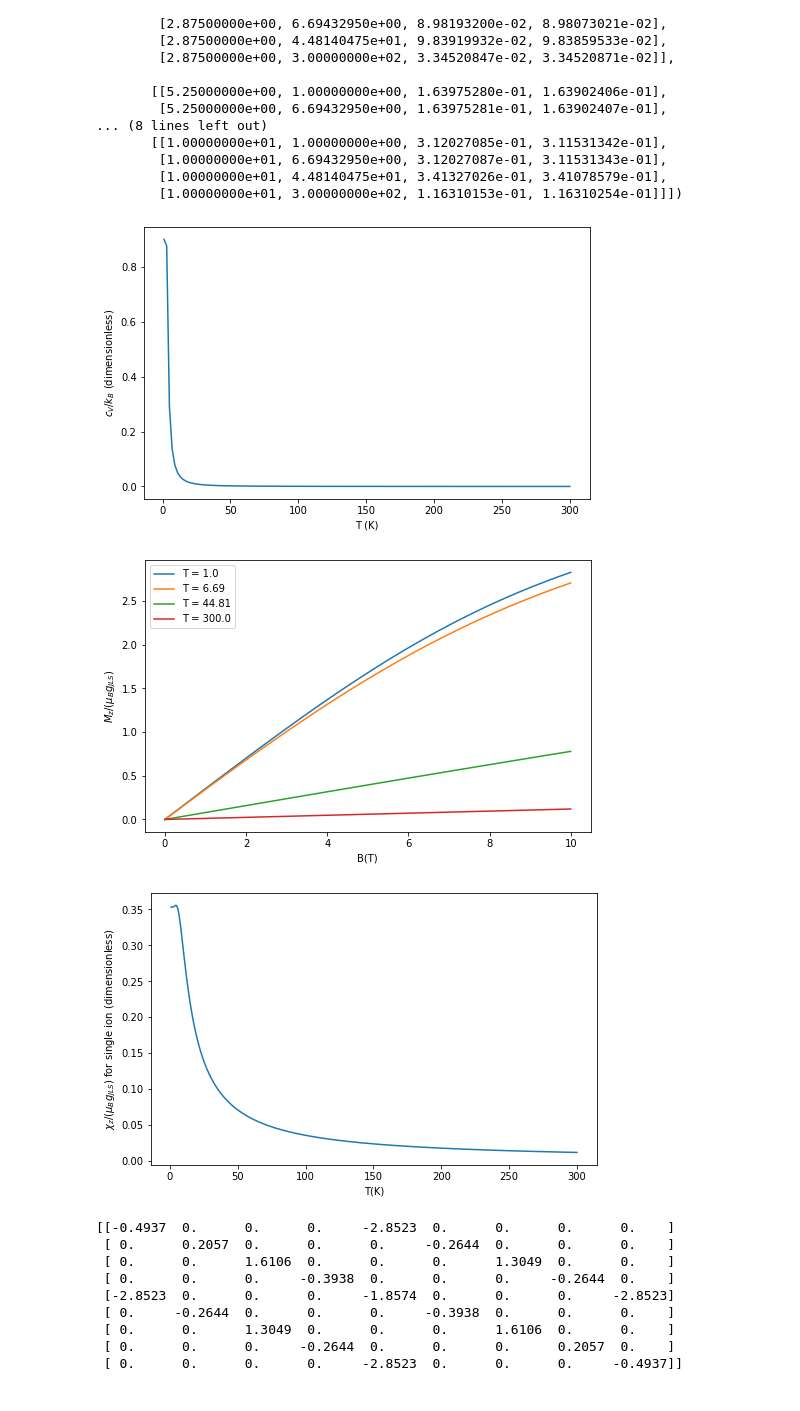
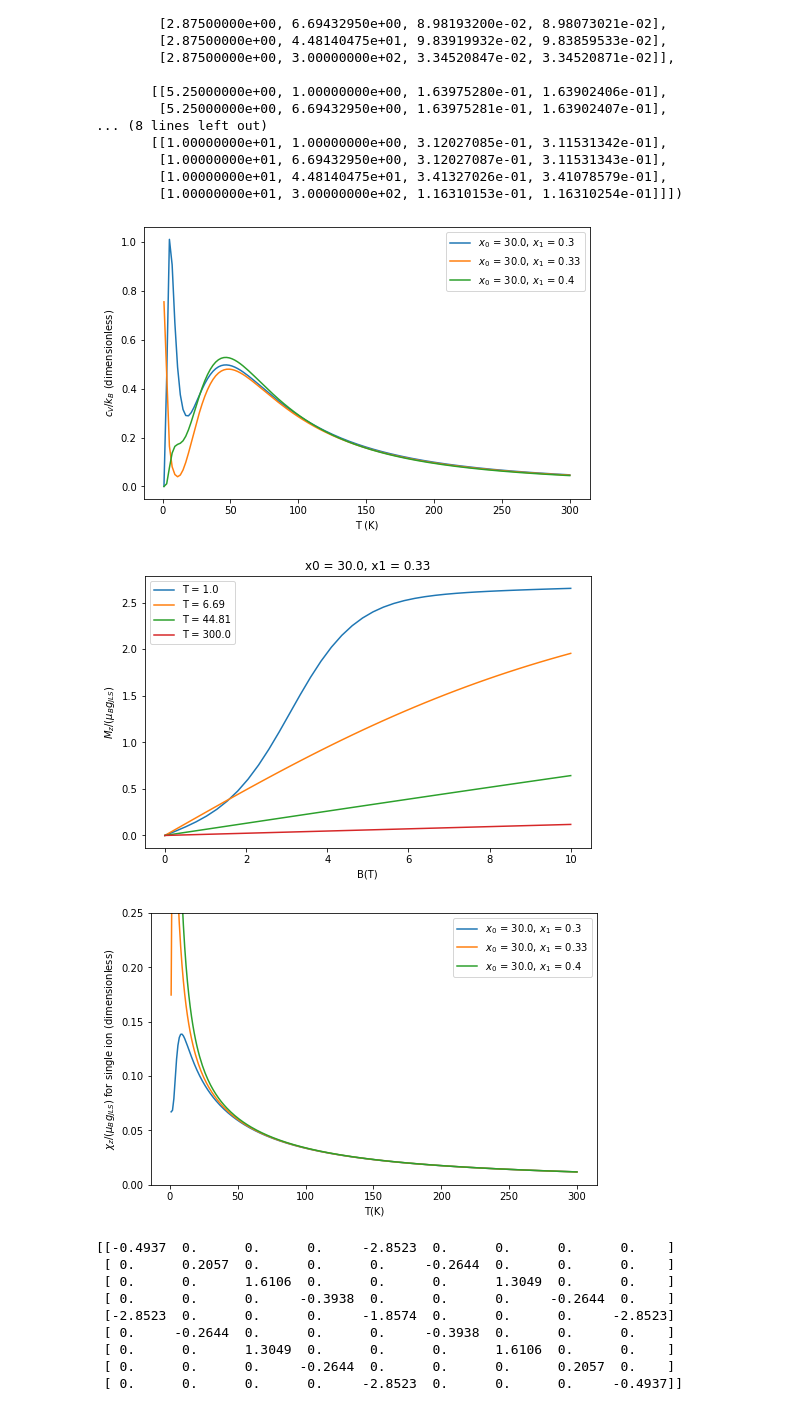
Before and after one commit to Orth-Research/ml_cr, a Jupyter notebook: DataGeneration.ipynb, the cells around one changed output. Cells and saved outputs as stored; diff of their text form; code cells hidden in the pictures.

Commit message:
Included output of cV, susc and M(T,B) plots for differen {x0,x1} parameters as pdf.

```diff
--- a/DataGeneration.ipynb
+++ b/DataGeneration.ipynb
@@ -301,53 +301,99 @@ td.ham_cr([1., -0.32])
 td.magnetization(td.ham_cr([1., -0.32]), [0,0,1], B_steps = 100)
 td.susceptibility(td.ham_cr([4.25, -0.32]), [0,0,1])
 
-cV_data = td.specific_heat(td.ham_cr([1., -0.32]))
-T = cV_data[:, 0]
-cV = cV_data[:, 1]
+x0 = 30.
+x1 = 0.33
+
+x0A = 30.
+x1A = 0.3
+
+x0B = 30.
+x1B = 0.33
+
+x0C = 30.
+x1C = 0.4
+
+
+cV_data1 = td.specific_heat(td.ham_cr([x0A, x1A]))
+T1 = cV_data1[:, 0]
+cV1 = cV_data1[:, 1]
+
+cV_data2 = td.specific_heat(td.ham_cr([x0B, x1B]))
+T2 = cV_data2[:, 0]
+cV2 = cV_data2[:, 1]
+
+cV_data3 = td.specific_heat(td.ham_cr([x0C, x1C]))
+T3 = cV_data3[:, 0]
+cV3 = cV_data3[:, 1]
 
 fig = plt.figure(1, figsize = [8,5])
 ax = plt.subplot(1,1,1)
-ax.plot(T, cV)
+ax.plot(T1, cV1, label = '$x_0$ = ' + str(round(x0A, 2)) + ", $x_1$ = " + str(round(x1A, 2)))
+ax.plot(T2, cV2, label = '$x_0$ = ' + str(round(x0B, 2)) + ", $x_1$ = " + str(round(x1B, 2)))
+ax.plot(T3, cV3, label = '$x_0$ = ' + str(round(x0C, 2)) + ", $x_1$ = " + str(round(x1C, 2)))
 ax.set_xlabel('T (K)')
 ax.set_ylabel('$c_V/k_B$ (dimensionless)')
+ax.legend()
+
+#fig.savefig("Graphics/Plot-cV-x0A_" + str(x0A) + "-x0C_" + str(x0C) + "-x1A_" + str(x1A) + "-x1C_" + str(x1C) + ".pdf", bbox_inches = "tight")
+
 plt.show()
 
-mag_data = td.magnetization(td.ham_cr([4.25, -0.32]), [0,0,1], B_steps = 40)
+mag_data = td.magnetization(td.ham_cr([x0, x1]), [0,0,1], B_steps = 40, B_max = 10)
 B1 = mag_data[:, 0, 0]
 mag1 = mag_data[:, 0, 2]
 B2 = mag_data[:, 1, 0]
 mag2 = mag_data[:, 1, 2]
 B3 = mag_data[:, 2, 0]
 mag3 = mag_data[:, 2, 2]
 B4 = mag_data[:, 3, 0]
 mag4 = mag_data[:, 3, 2]
 
 fig = plt.figure(1, figsize = [8,5])
 ax = plt.subplot(1,1,1)
 ax.plot(B1, mag1, label='T = '+str(round(mag_data[0, 0, 1],2)))
 ax.plot(B2, mag2, label='T = '+str(round(mag_data[0, 1, 1],2)))
 ax.plot(B3, mag3,  label='T = '+str(round(mag_data[0, 2, 1],2)))
 ax.plot(B4, mag4,  label='T = '+str(round(mag_data[0, 3, 1],2)))
 ax.set_xlabel('B(T)')
 ax.set_ylabel('$M_z/(\mu_B g_{JLS})$')
+ax.set_title('x0 = ' + str(x0) + ', x1 = ' + str(x1))
 ax.legend()
+#plt.tight_layout()
+
+#fig.savefig("Graphics/Plot-Mag-x0_" + str(x0) + "-x1_" + str(x1) + ".pdf", bbox_inches = "tight")
 
 plt.show()
 
-susc_data = td.susceptibility(ham_cr.ham_cr_PG_Oh_J_4(4.25, -0.32), [0,0,1])
-T = susc_data[:, 0]
-susc = susc_data[:, 1]
+susc_data1 = td.susceptibility(ham_cr.ham_cr_PG_Oh_J_4(x0A, x1A), [0,0,1])
+T1 = susc_data1[:, 0]
+susc1 = susc_data1[:, 1]
+
+susc_data2 = td.susceptibility(ham_cr.ham_cr_PG_Oh_J_4(x0B, x1B), [0,0,1])
+T2 = susc_data2[:, 0]
+susc2 = susc_data2[:, 1]
+
+susc_data3 = td.susceptibility(ham_cr.ham_cr_PG_Oh_J_4(x0C, x1C), [0,0,1])
+T3 = susc_data3[:, 0]
+susc3 = susc_data3[:, 1]
 
 fig = plt.figure(1, figsize = [8,5])
 ax = plt.subplot(1,1,1)
-ax.plot(T, susc)
+ax.plot(T1, susc1, label = '$x_0$ = ' + str(round(x0A, 2)) + ", $x_1$ = " + str(round(x1A, 2)))
+ax.plot(T2, susc2, label = '$x_0$ = ' + str(round(x0B, 2)) + ", $x_1$ = " + str(round(x1B, 2)))
+ax.plot(T3, susc3, label = '$x_0$ = ' + str(round(x0C, 2)) + ", $x_1$ = " + str(round(x1C, 2)))
 ax.set_xlabel('T(K)')
 ax.set_ylabel('$\chi_z/(\mu_B g_{JLS})$ for single ion (dimensionless)')
+ax.set_ylim(top = 0.25, bottom = 0.)
+ax.legend()
+
+#fig.savefig("Graphics/Plot-Susc-x0A_" + str(x0A) + "-x0C_" + str(x0C) + "-x1A_" + str(x1A) + "-x1C_" + str(x1C) + ".pdf", bbox_inches = "tight")
+
 plt.show()
 # %% [output]
-[figure, old version]
+[figure, new version]
-[figure, old version]
+[figure, new version]
-[figure, old version]
+[figure, new version]
 # %%
 # The code below is redundant. It will be rexported to a different file for backup purposes in later version. It should not be included in the final version of the py file. I wrote it in the process of developing the training_data() class and it is useful to check the code (by comparison witht the Mathematica file).
 # %%
```
